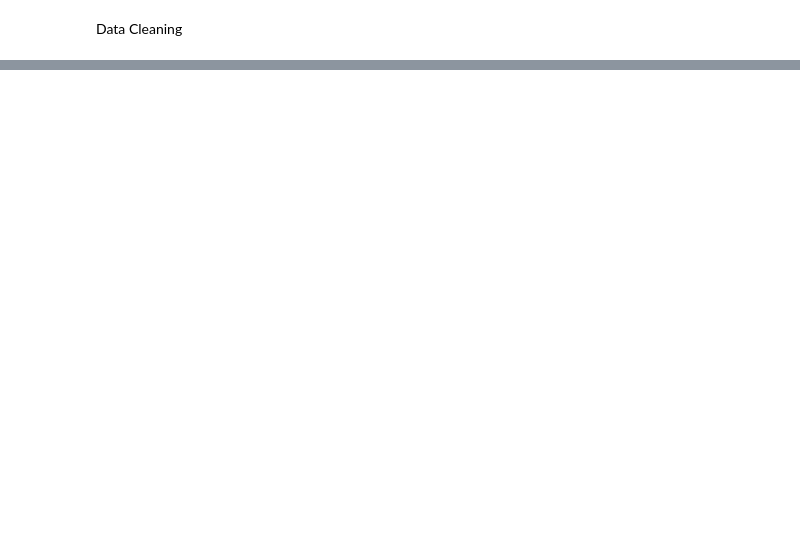
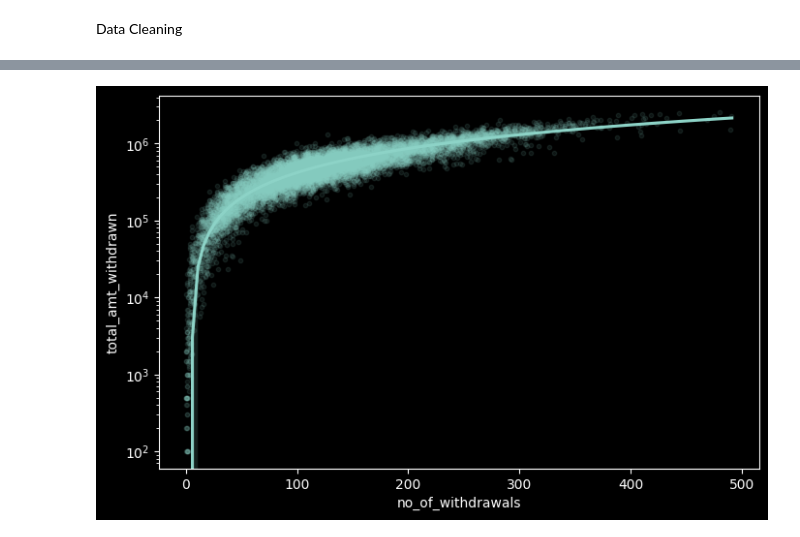
Before and after one commit to TelRich/Bank_Transaction_EDA, a Jupyter notebook: bank.ipynb, the cells around one changed output, grey strips where cells are left out. Drawn from its saved outputs; the diff is of its cells as text; code cells hidden in the pictures; blank space fills up the shorter version.

```diff
--- a/bank.ipynb
+++ b/bank.ipynb
@@ -8,6 +8,12 @@ import plotly.express as px
 import plotly.graph_objs as go
 import plotly.offline as po
 po.init_notebook_mode(connected=True)
+import matplotlib.pyplot as plt
+from matplotlib import rcParams
+import seaborn as sb
+%matplotlib inline
+rcParams['figure.figsize'] = 8,5
+# plt.style.use('fivethirtyeight')
 # %%
 atm = pd.read_csv('AggregatedData.csv')
 atm.head()
@@ -226,3 +250,9 @@ fig = dict(data=data)
 po.iplot(fig)
 # %% [output]
 [interactive output not drawn]
+# %%
+sb.regplot(data=atm, x= 'no_of_withdrawals', y='total_amt_withdrawn',
+           x_jitter= 0.8, scatter_kws={'alpha':0.1, 's':10})
+plt.yscale('log');
+# %% [output]
+[figure, added]
```
Also changed, not shown: parts of 3 cells of this notebook.
